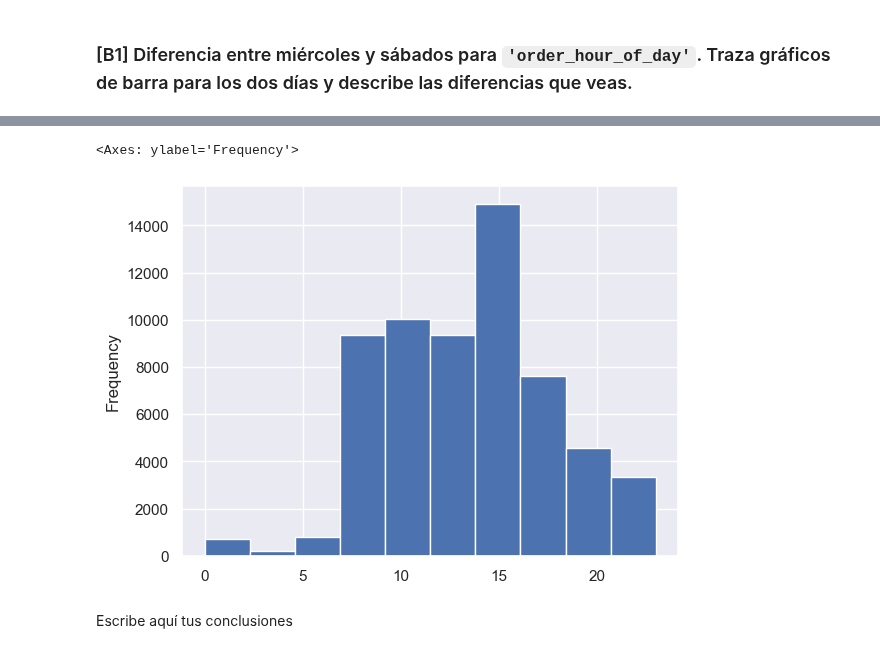
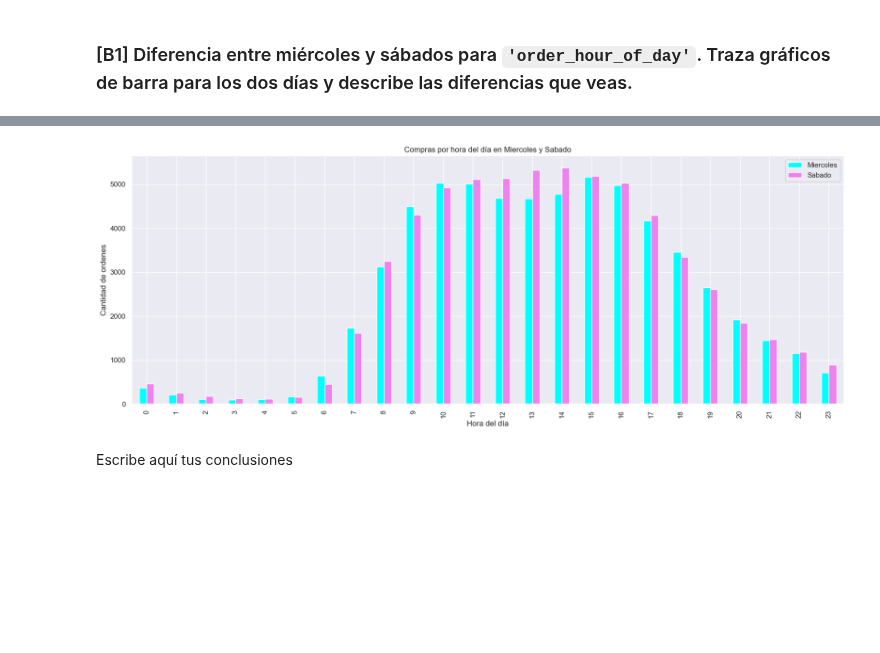
Before and after one commit to hukitan/tripleten, a Jupyter notebook: Proyectos_en_desarrollo/proyecto4/proyecto_4.ipynb, the cells around one changed output, grey strips where cells are left out. Drawn from its saved outputs; the diff is of its cells as text; code cells hidden in the pictures; blank space fills up the shorter version.

```diff
--- a/Proyectos_en_desarrollo/proyecto4/proyecto_4.ipynb
+++ b/Proyectos_en_desarrollo/proyecto4/proyecto_4.ipynb
@@ -593,4 +593,7 @@ Escribe aquí tus conclusiones
 # %%
 datitos = inst_order[(inst_order["order_dow"]== 3) | (inst_order["order_dow"]== 6)]
 
-datitos[datitos["order_dow"]==3]["order_hour_of_day"].value_counts()
+instacart_df = pd.DataFrame({
+    'Miercoles': datitos[datitos["order_dow"]==3]["order_hour_of_day"].value_counts().sort_index(),
+    'Sabado': datitos[datitos["order_dow"]==6]["order_hour_of_day"].value_counts().sort_index()
+})
@@ -615,8 +600,8 @@ Name: count, dtype: int64
 # %%
-datitos[datitos["order_dow"] == 3]["order_hour_of_day"].plot(kind="hist")
+instacart_df.plot(kind="bar", color= ["cyan", "violet"], figsize=(20, 7), title= "Compras por hora del día en Miercoles y Sabado", xlabel="Hora del día", ylabel="Cantidad de ordenes")
+plt.show()
 # %% [output]
-<Axes: ylabel='Frequency'>
-[figure, old version]
+[figure, new version]
 # %% [markdown]
 Escribe aquí tus conclusiones
 # %% [markdown]
```
Also changed, not shown: parts of 1 cell of this notebook.
